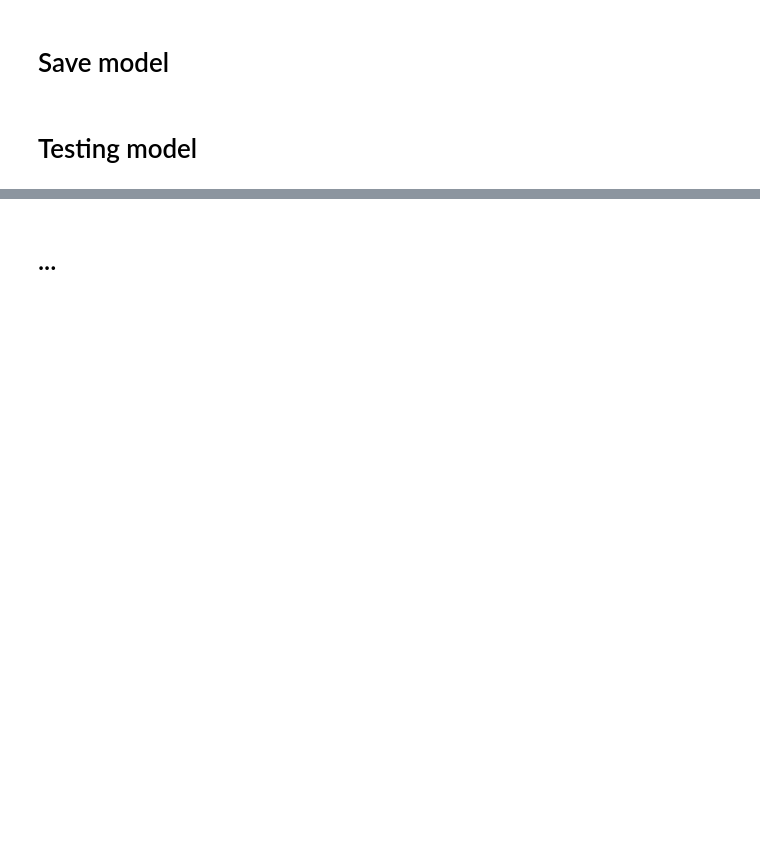
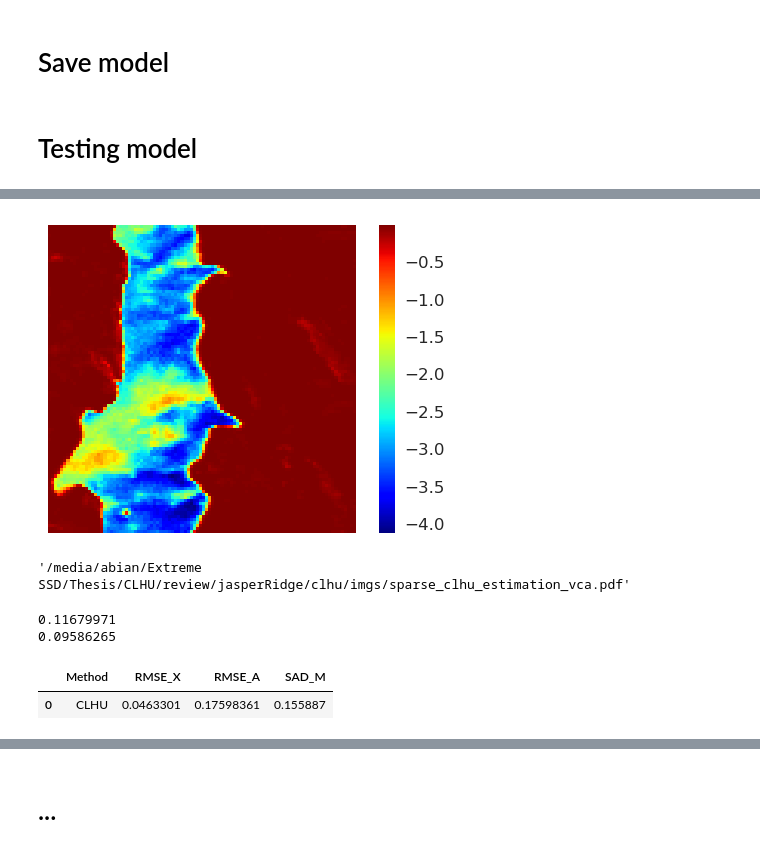
Before and after one commit to SolidusAbi/CLHU, a Jupyter notebook: notebooks/JasperRidge/clhu.ipynb, the cells around one changed output, grey strips where cells are left out. Drawn from its saved outputs; the diff is of its cells as text; code cells hidden in the pictures; blank space fills up the shorter version.

```diff
--- a/notebooks/JasperRidge/clhu.ipynb
+++ b/notebooks/JasperRidge/clhu.ipynb
@@ -205,10 +241,29 @@ fig.savefig(os.path.join(result_path, f'clhu/imgs/A_clhu_estimation_{endmember_i
 # %%
 # test = model._sparse.detach().cpu().numpy().reshape(dataset.n_row, dataset.n_col)
-test = model.sparse_gate.variational_parameter().detach().cpu().numpy().reshape(dataset.n_row, dataset.n_col)
-test = np.log(test)
-plt.imshow(test.T, cmap='jet')
-plt.colorbar()
-plt.show()
+sparse = model.sparse_gate.variational_parameter().detach().cpu().numpy().reshape(dataset.n_row, dataset.n_col)
+sparse = np.log(sparse)
+fig, ax = plt.subplots(figsize=(6,4))
+im = ax.imshow(sparse.T, cmap='jet')
+cbar = plt.colorbar(im)
+cbar.ax.tick_params(labelsize=12)
+# cbar.set_label(r'$\log(\rho)$', labelpad=2, fontsize=14)
+plt.axis('off')
+# plt.savefig(os.path.join(result_path, f'clhu/imgs/sparse_clhu_estimation_{endmember_init_method}.pdf'), bbox_inches='tight')
+fig.savefig('/media/abian/Extreme SSD/Thesis/CLHU/review/EndmemberInsigth/jasper_sparse.pdf', bbox_inches='tight')
+plt.show(fig)
+plt.close(fig)
+
+# test = model.sparse_gate.variational_parameter().detach().cpu().numpy().reshape(dataset.n_row, dataset.n_col)
+# test = np.log(test)
+# plt.imshow(test.T, cmap='jet')
+# plt.colorbar()
+# plt.show()
+# %% [output]
+[figure, added]
+# %%
+os.path.join(result_path, f'clhu/imgs/sparse_clhu_estimation_{endmember_init_method}.pdf')
+# %% [output]
+'/media/abian/Extreme SSD/Thesis/CLHU/review/jasperRidge/clhu/imgs/sparse_clhu_estimation_vca.pdf'
 # %%
 X_true = dataset.A @ dataset.endmembers()
 X_hat = model(dataset.X).detach().cpu()
@@ -223,9 +278,17 @@ df['Method'] = ['CLHU']
 df['RMSE_X'] = [rmse(X_true, X_hat, dim=None).numpy()]
 df['RMSE_A'] = [rmse(dataset.A, A_hat, dim=None).numpy()]
 
-# sad_result = sad(M_hat, dataset.endmembers()).numpy()
-sad_result = sad(real_M_hat, dataset.endmembers()).numpy()
+sad_result = sad(M_hat, dataset.endmembers()).numpy()
+# sad_result = sad(real_M_hat, dataset.endmembers()).numpy()
 df['SAD_M'] = np.diagonal(sad_result).mean()
 
 # df.to_csv(os.path.join(result_path, 'clhu/metrics.csv'), index=False)
+print(np.diagonal(sad(real_M_hat, dataset.endmembers()).numpy()).mean())
+real_M_hat2 = model(real_M_hat).detach()
+print(np.diagonal(sad(real_M_hat2, dataset.endmembers()).numpy()).mean())
 df
+# %% [output]
+0.11679971
+0.09586265
+|  | Method | RMSE_X | RMSE_A | SAD_M |
+| 0 | CLHU | 0.0463301 | 0.17598361 | 0.155887 |
```
Also changed, not shown: parts of 20 cells of this notebook, 9 other files.
